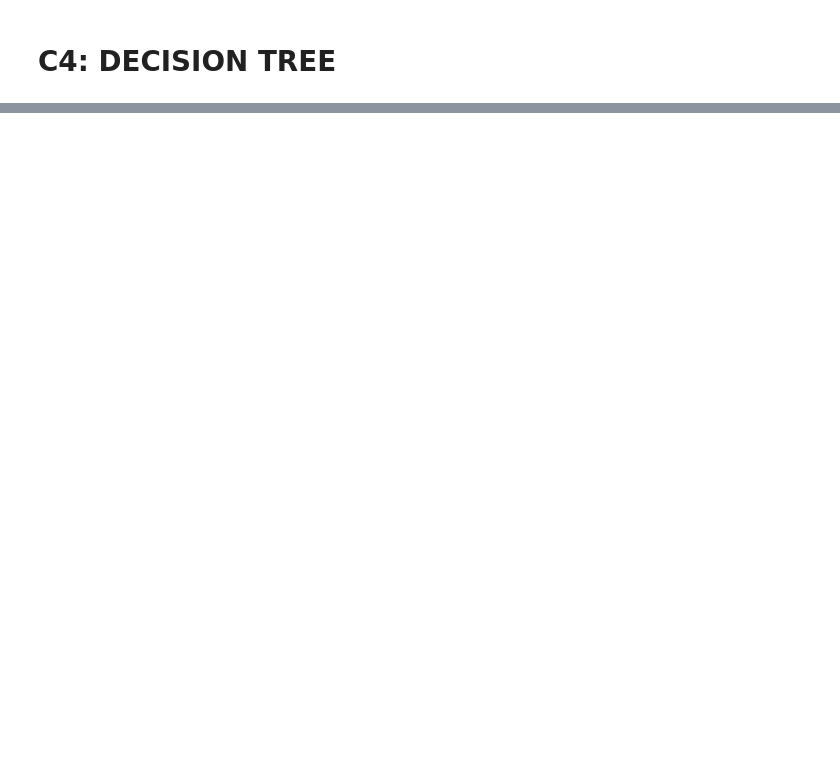
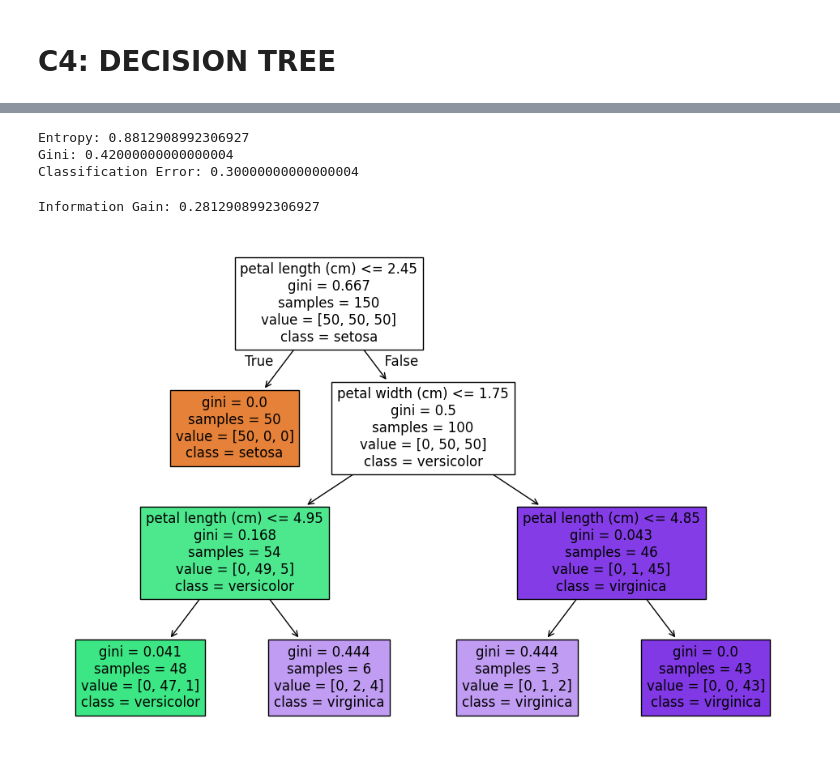
Before and after one commit to Manoj-HT/DSAI_Notes, a Jupyter notebook: ML2/C4: Decision Tree.ipynb, the cells around one changed output, grey strips where cells are left out. Cells and saved outputs as stored; diff of their text form; code cells hidden in the pictures; blank space fills up the shorter version.

```diff
--- a/ML2/C4: Decision Tree.ipynb
+++ b/ML2/C4: Decision Tree.ipynb
@@ -87,0 +157,68 @@
+# %%
+import numpy as np
+
+def entropy(probs):
+    return -np.sum([p * np.log2(p) for p in probs if p > 0])
+
+def gini(probs):
+    return 1 - np.sum([p**2 for p in probs])
+
+def classification_error(probs):
+    return 1 - np.max(probs)
+
+# Example: dataset has 70% class 1, 30% class 0
+probs = [0.7, 0.3]
+
+print("Entropy:", entropy(probs))
+print("Gini:", gini(probs))
+print("Classification Error:", classification_error(probs))
+# %% [output]
+Entropy: 0.8812908992306927
+Gini: 0.42000000000000004
+Classification Error: 0.30000000000000004
+# %%
+def information_gain(parent_probs, children_counts):
+    """
+    parent_probs: list of probabilities at parent
+    children_counts: list of lists (each child distribution of class counts)
+    """
+    total = sum([sum(child) for child in children_counts])
+    parent_entropy = entropy(parent_probs)
+
+    weighted_child_entropy = 0
+    for child in children_counts:
+        child_total = sum(child)
+        child_probs = [c/child_total for c in child]
+        weighted_child_entropy += (child_total/total) * entropy(child_probs)
+
+    return parent_entropy - weighted_child_entropy
+
+# Example: parent node (7 positive, 3 negative) -> entropy
+parent_probs = [7/10, 3/10]
+
+# Suppose we split into 2 children:
+# Child1: 4 pos, 0 neg  | Child2: 3 pos, 3 neg
+children_counts = [[4,0],[3,3]]
+
+print("Information Gain:", information_gain(parent_probs, children_counts))
+# %% [output]
+Information Gain: 0.2812908992306927
+# %%
+from sklearn.datasets import load_iris
+from sklearn.tree import DecisionTreeClassifier, plot_tree
+import matplotlib.pyplot as plt
+
+# Load dataset
+iris = load_iris()
+X, y = iris.data, iris.target
+
+# Train Decision Tree with Gini
+clf = DecisionTreeClassifier(criterion='gini', max_depth=3, random_state=42)
+clf.fit(X, y)
+
+# Plot the tree
+plt.figure(figsize=(12,8))
+plot_tree(clf, feature_names=iris.feature_names, class_names=iris.target_names, filled=True)
+plt.show()
+# %% [output]
+[figure, added]
```
Also changed, not shown: parts of 2 cells of this notebook.
